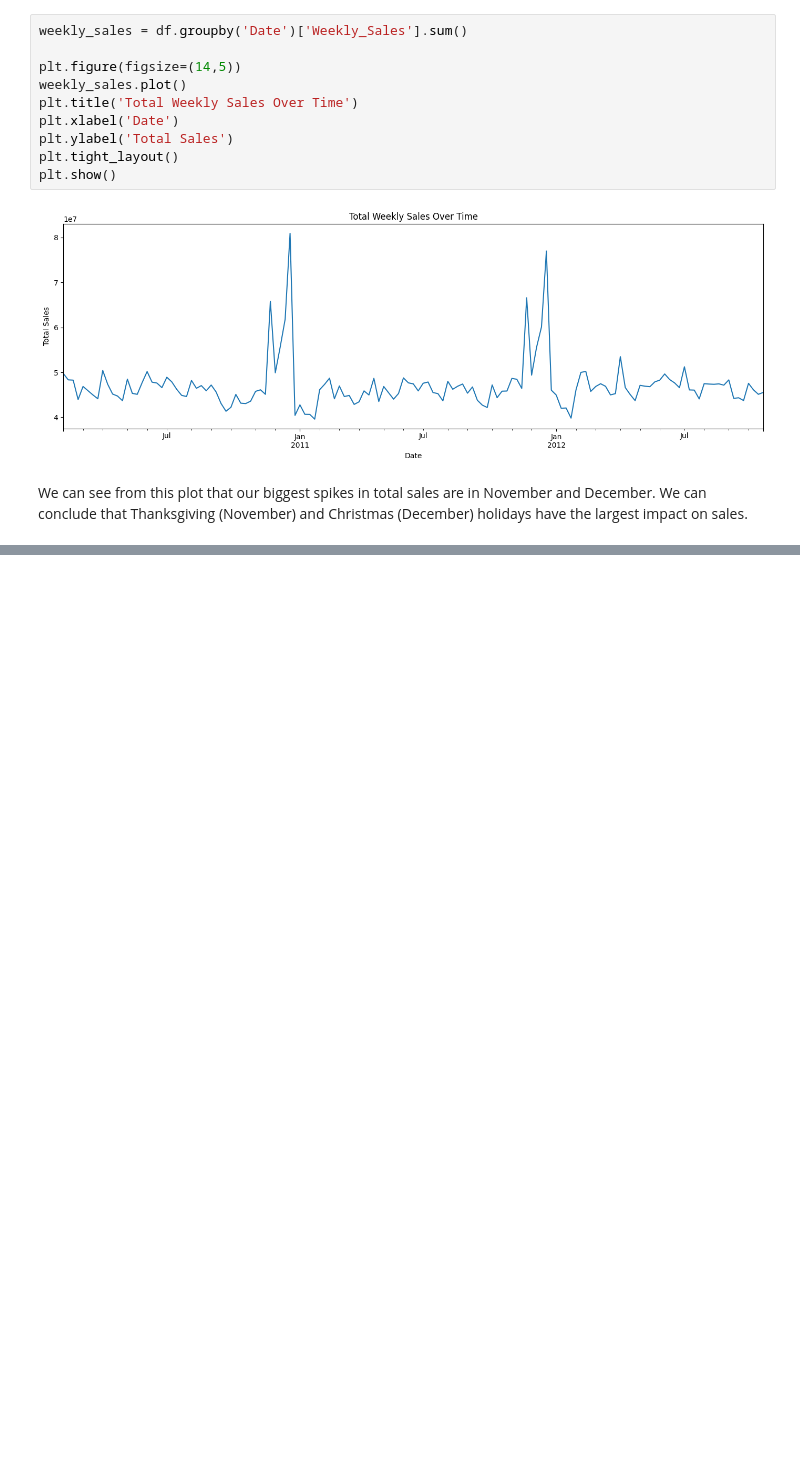
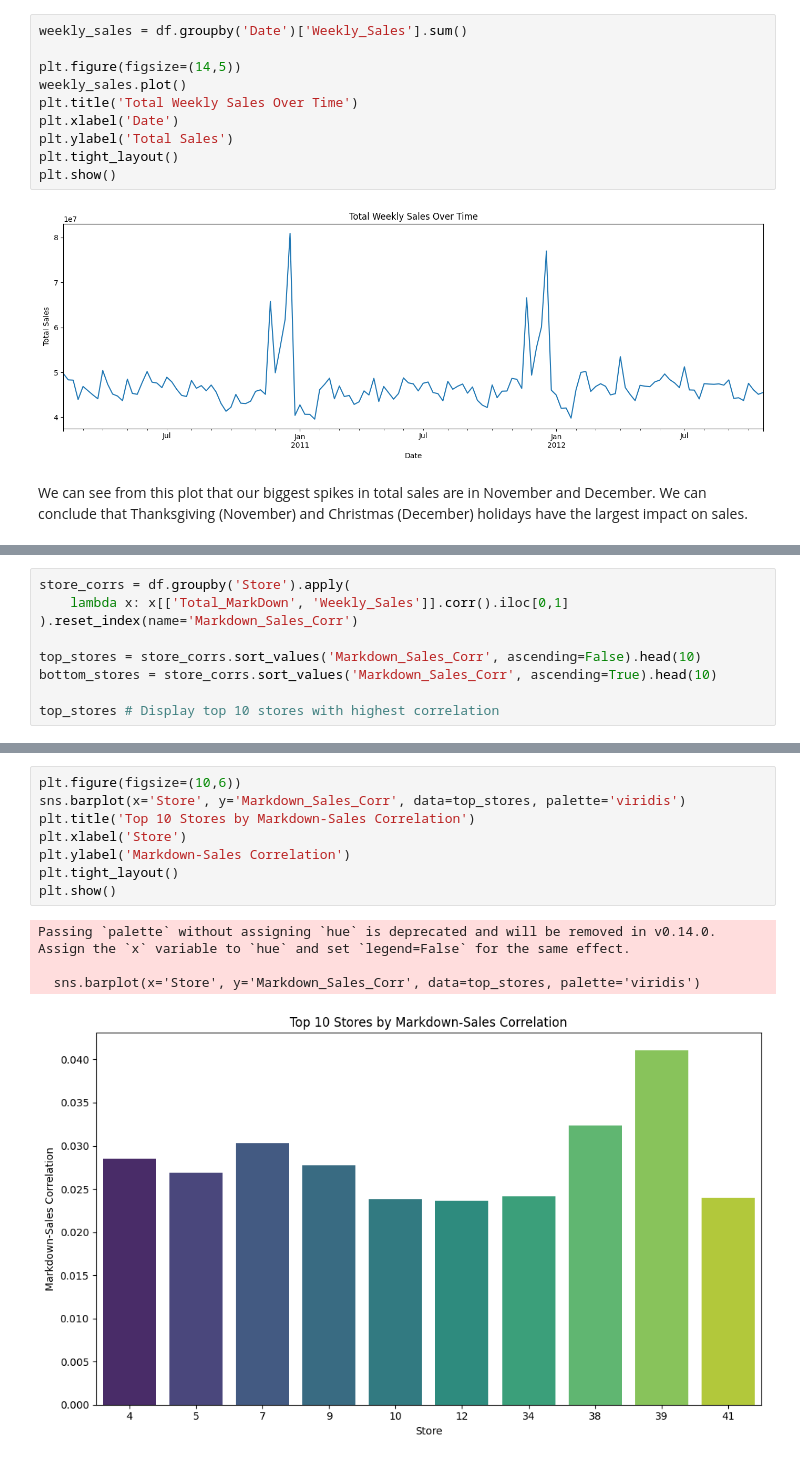
Before and after one commit to Richard-wv/wmca-da-project1, a Jupyter notebook: jupyter_notebooks/wmca-da-project1.ipynb, the cells around one changed output, grey strips where cells are left out. Cells and saved outputs as stored; diff of their text form; blank space fills up the shorter version.

```diff
--- a/jupyter_notebooks/wmca-da-project1.ipynb
+++ b/jupyter_notebooks/wmca-da-project1.ipynb
@@ -448,0 +490,9 @@ We can conclude that Thanksgiving (November) and Christmas (December) holidays h
+# %%
+store_corrs = df.groupby('Store').apply(
+    lambda x: x[['Total_MarkDown', 'Weekly_Sales']].corr().iloc[0,1]
+).reset_index(name='Markdown_Sales_Corr')
+
+top_stores = store_corrs.sort_values('Markdown_Sales_Corr', ascending=False).head(10)
+bottom_stores = store_corrs.sort_values('Markdown_Sales_Corr', ascending=True).head(10)
+
+top_stores # Display top 10 stores with highest correlation
@@ -448,0 +525,13 @@ We can conclude that Thanksgiving (November) and Christmas (December) holidays h
+# %%
+plt.figure(figsize=(10,6))
+sns.barplot(x='Store', y='Markdown_Sales_Corr', data=top_stores, palette='viridis')
+plt.title('Top 10 Stores by Markdown-Sales Correlation')
+plt.xlabel('Store')
+plt.ylabel('Markdown-Sales Correlation')
+plt.tight_layout()
+plt.show()
+# %% [output]
+Passing `palette` without assigning `hue` is deprecated and will be removed in v0.14.0. Assign the `x` variable to `hue` and set `legend=False` for the same effect.
+
+  sns.barplot(x='Store', y='Markdown_Sales_Corr', data=top_stores, palette='viridis')
+[figure, added]
```
Also changed, not shown: parts of 17 cells of this notebook, 1 other file.
